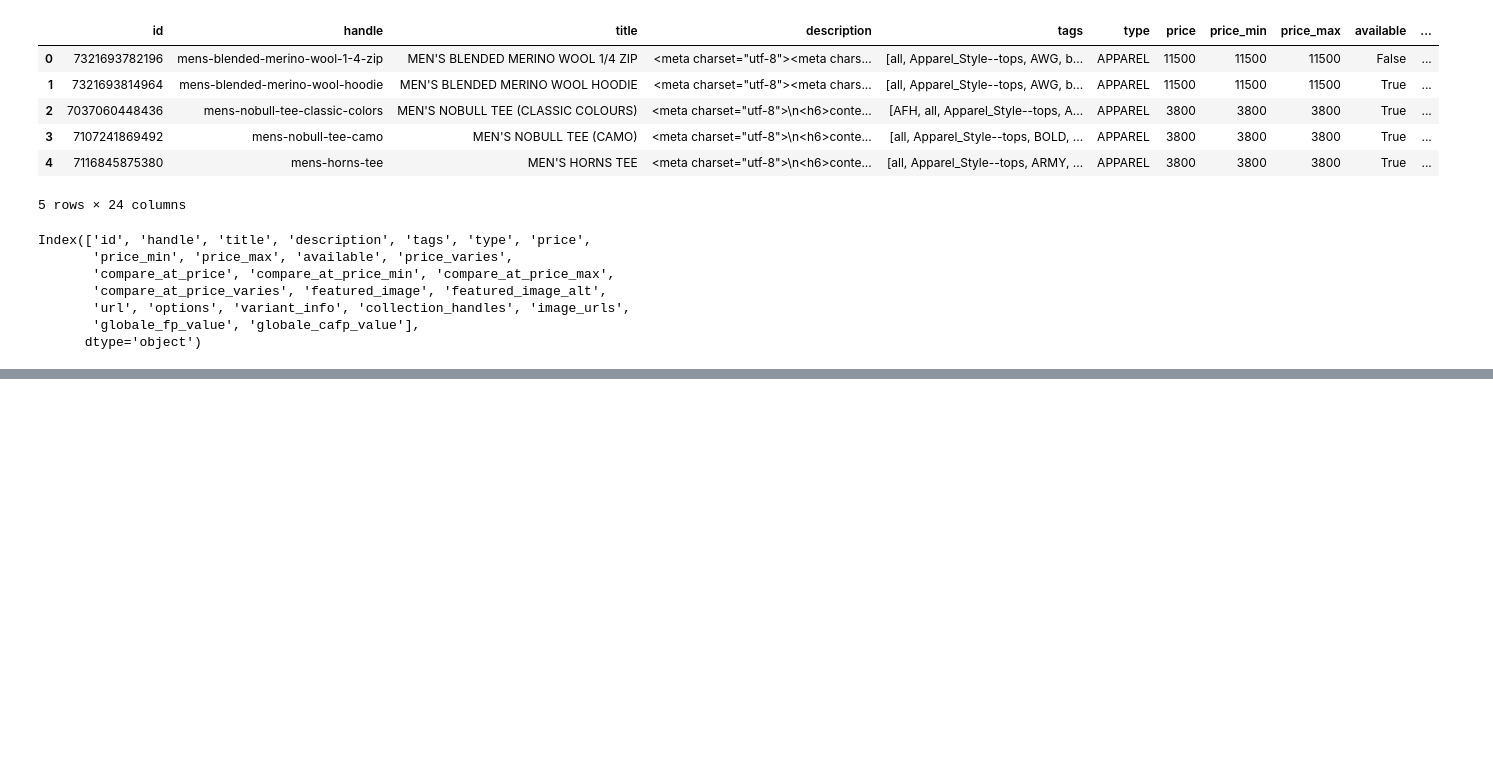
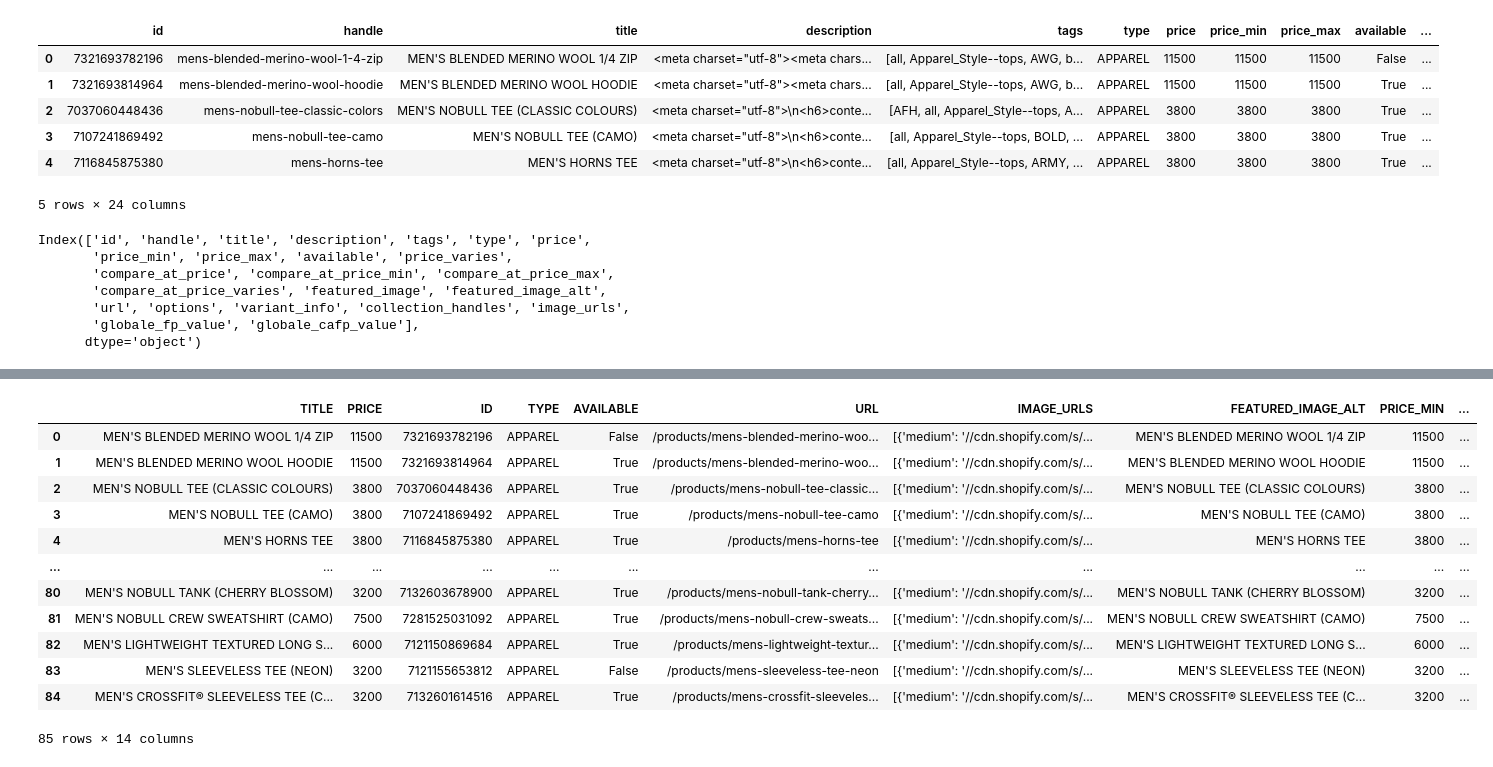
Before and after one commit to mohammau/PythonAssignment2_DBS, a Jupyter notebook: PythonAssignment2NoBullFinal.ipynb, the cells around one changed output, grey strips where cells are left out. Drawn from its saved outputs; the diff is of its cells as text; code cells hidden in the pictures; blank space fills up the shorter version.

```diff
--- a/PythonAssignment2NoBullFinal.ipynb
+++ b/PythonAssignment2NoBullFinal.ipynb
@@ -175,0 +201,20 @@ df
+# %%
+#Rearrange the columns in the dataframe
+
+df = df.reindex(columns=['TITLE', 'PRICE', 'ID', 'TYPE', 'AVAILABLE', 'URL', 'IMAGE_URLS', 'FEATURED_IMAGE_ALT', 'PRICE_MIN',	'PRICE_MAX','PRICE_VARIES', 'HANDLE',
+                         'COLLECTION_HANDLES','FINAL_PRICE_GLOBALE'])
+df
+# %% [output]
+|  | TITLE | PRICE | ID | TYPE | AVAILABLE | URL | IMAGE_URLS | FEATURED_IMAGE_ALT | PRICE_MIN | ... |
+| 0 | MEN'S BLENDED MERINO WOOL 1/4 ZIP | 11500 | 7321693782196 | APPAREL | False | /products/mens-blended-merino-woo... | [{'medium': '//cdn.shopify.com/s/... | MEN'S BLENDED MERINO WOOL 1/4 ZIP | 11500 | ... |
+| 1 | MEN'S BLENDED MERINO WOOL HOODIE | 11500 | 7321693814964 | APPAREL | True | /products/mens-blended-merino-woo... | [{'medium': '//cdn.shopify.com/s/... | MEN'S BLENDED MERINO WOOL HOODIE | 11500 | ... |
+| 2 | MEN'S NOBULL TEE (CLASSIC COLOURS) | 3800 | 7037060448436 | APPAREL | True | /products/mens-nobull-tee-classic... | [{'medium': '//cdn.shopify.com/s/... | MEN'S NOBULL TEE (CLASSIC COLOURS) | 3800 | ... |
+| 3 | MEN'S NOBULL TEE (CAMO) | 3800 | 7107241869492 | APPAREL | True | /products/mens-nobull-tee-camo | [{'medium': '//cdn.shopify.com/s/... | MEN'S NOBULL TEE (CAMO) | 3800 | ... |
+| 4 | MEN'S HORNS TEE | 3800 | 7116845875380 | APPAREL | True | /products/mens-horns-tee | [{'medium': '//cdn.shopify.com/s/... | MEN'S HORNS TEE | 3800 | ... |
+| ... | ... | ... | ... | ... | ... | ... | ... | ... | ... | ... |
+| 80 | MEN'S NOBULL TANK (CHERRY BLOSSOM) | 3200 | 7132603678900 | APPAREL | True | /products/mens-nobull-tank-cherry... | [{'medium': '//cdn.shopify.com/s/... | MEN'S NOBULL TANK (CHERRY BLOSSOM) | 3200 | ... |
+| 81 | MEN'S NOBULL CREW SWEATSHIRT (CAMO) | 7500 | 7281525031092 | APPAREL | True | /products/mens-nobull-crew-sweats... | [{'medium': '//cdn.shopify.com/s/... | MEN'S NOBULL CREW SWEATSHIRT (CAMO) | 7500 | ... |
+| 82 | MEN'S LIGHTWEIGHT TEXTURED LONG S... | 6000 | 7121150869684 | APPAREL | True | /products/mens-lightweight-textur... | [{'medium': '//cdn.shopify.com/s/... | MEN'S LIGHTWEIGHT TEXTURED LONG S... | 6000 | ... |
+| 83 | MEN'S SLEEVELESS TEE (NEON) | 3200 | 7121155653812 | APPAREL | False | /products/mens-sleeveless-tee-neon | [{'medium': '//cdn.shopify.com/s/... | MEN'S SLEEVELESS TEE (NEON) | 3200 | ... |
+| 84 | MEN'S CROSSFIT® SLEEVELESS TEE (C... | 3200 | 7132601614516 | APPAREL | True | /products/mens-crossfit-sleeveles... | [{'medium': '//cdn.shopify.com/s/... | MEN'S CROSSFIT® SLEEVELESS TEE (C... | 3200 | ... |
+85 rows × 14 columns
```
Also changed, not shown: parts of 19 cells of this notebook.
